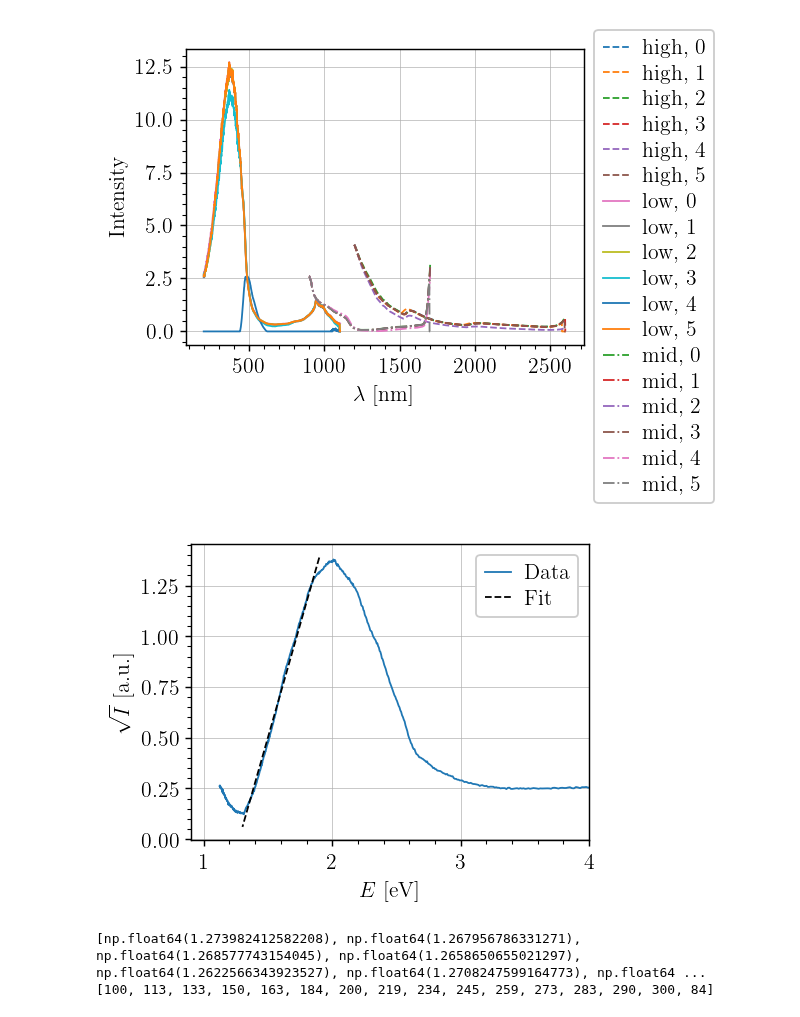
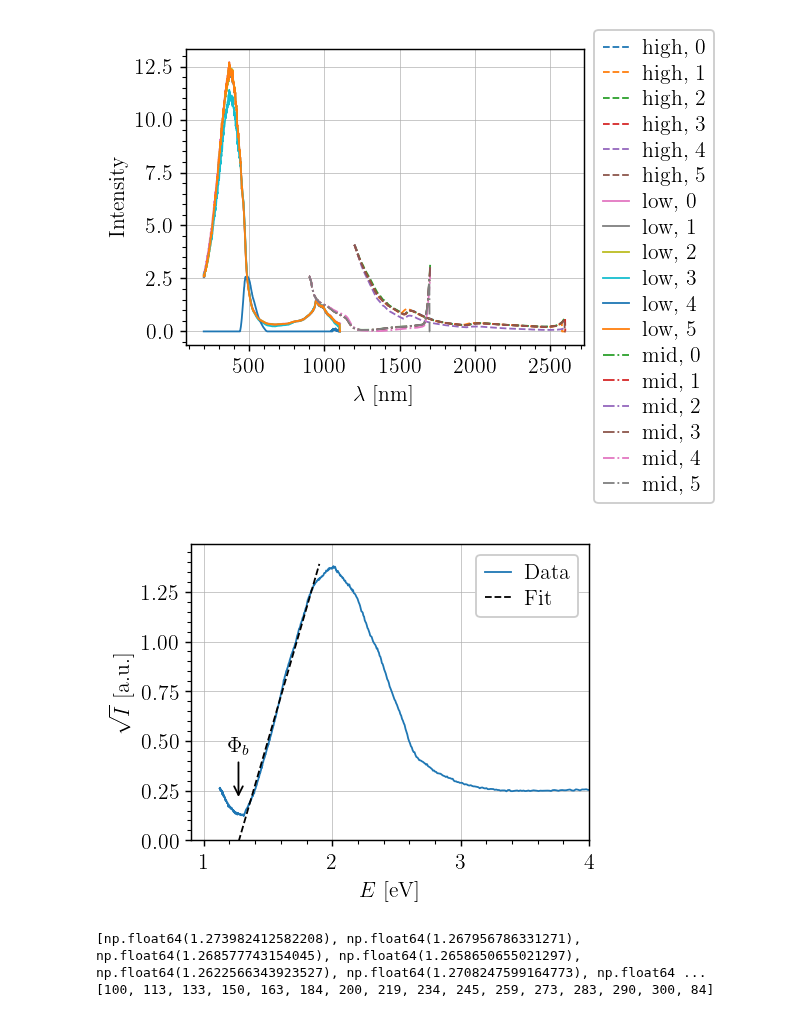
Before and after one commit to TomVdt/TPIII, a Jupyter notebook: 06-photoemission-interne/analyse/exp2_calibration.ipynb, the cells around one changed output. Cells and saved outputs as stored; diff of their text form; code cells hidden in the pictures.

```diff
--- a/06-photoemission-interne/analyse/exp2_calibration.ipynb
+++ b/06-photoemission-interne/analyse/exp2_calibration.ipynb
@@ -81,35 +81,39 @@ for i, photocurr in enumerate(photocurrent_dataset):
     # plt.plot(photocurr.E, np.sqrt(mod_intensity), label="Before calibration")
 
     mod_intensity /= new_calibration_dataset[6].intensity
 
     # plt.plot(photocurr.E, np.sqrt(mod_intensity), label="After calibration")
 
     studied_E_range = photocurr.E[(1.3 < photocurr.E) & (photocurr.E < 1.9)]
     studied_sqrt_intens = np.sqrt(mod_intensity)[(1.3 < photocurr.E) & (photocurr.E < 1.9)]
     coefs, cov = np.polyfit(studied_E_range, studied_sqrt_intens, 1, cov=True)
     errs = np.sqrt(np.diag(cov))
     fitfunc = np.poly1d(coefs)
 
     phi_b.append(-coefs[1] / coefs[0])
     err_phi_b.append(np.abs(errs[0]/coefs[0]) + np.abs(errs[1]/coefs[1]))
 
     T.append(photocurr.T)
 
     if (i == 0):
+        x = np.linspace(1, 1.9, 20)
         plt.plot(photocurr.E, np.sqrt(mod_intensity), label="Data")
-        plt.plot(studied_E_range, fitfunc(studied_E_range), label="Fit", ls="--", c='k')
+        plt.plot(x, fitfunc(x), label="Fit", ls="--", c='k')
 
         plt.xlabel("$E$ [eV]")
         plt.ylabel("$\\sqrt{I}$ [a.u.]")
         plt.xlim(0.9, 4)
+        plt.ylim(0)
+
+        plt.annotate("$\\Phi_b$", (1.27,0.2), (1.27, 0.45), arrowprops=dict(arrowstyle='->', color="k",),ha='center')
         plt.legend()
         plt.savefig("../figures/photocurrent_curve.pdf")
         plt.show()
 
 print(phi_b)
 print(T)
 # %% [output]
-[figure, old version]
+[figure, new version]
 [np.float64(1.273982412582208), np.float64(1.267956786331271), np.float64(1.268577743154045), np.float64(1.2658650655021297), np.float64(1.2622566343923527), np.float64(1.2708247599164773), np.float64 ...
 [100, 113, 133, 150, 163, 184, 200, 219, 234, 245, 259, 273, 283, 290, 300, 84]
 # %%
```
Also changed, not shown: parts of 1 cell of this notebook, 11 other files.
